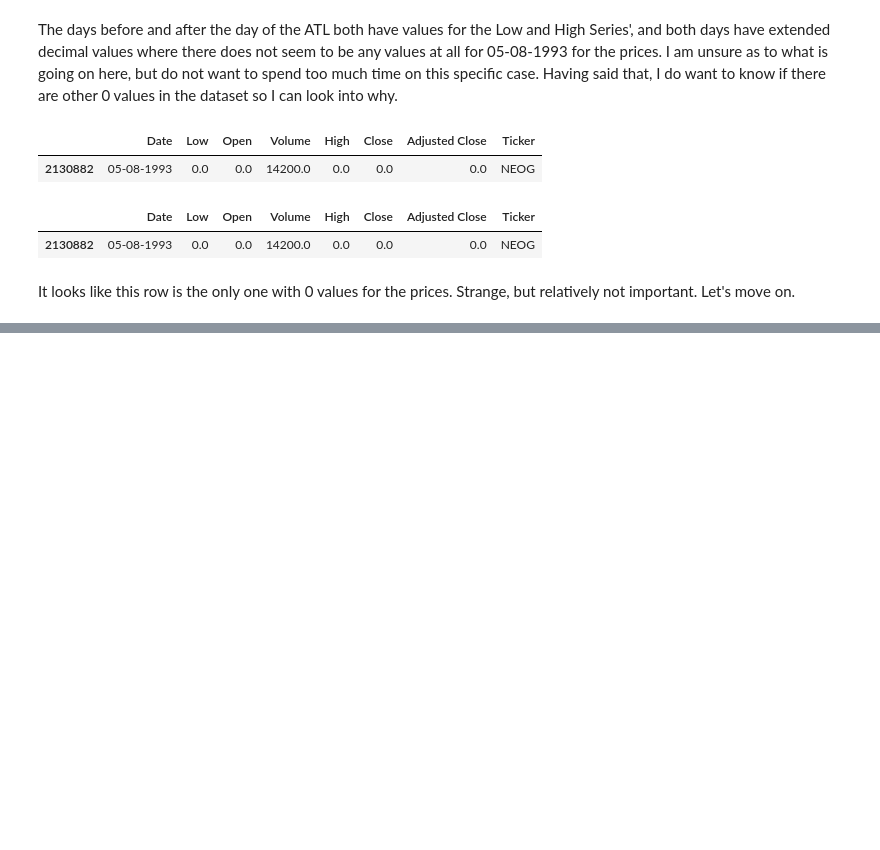
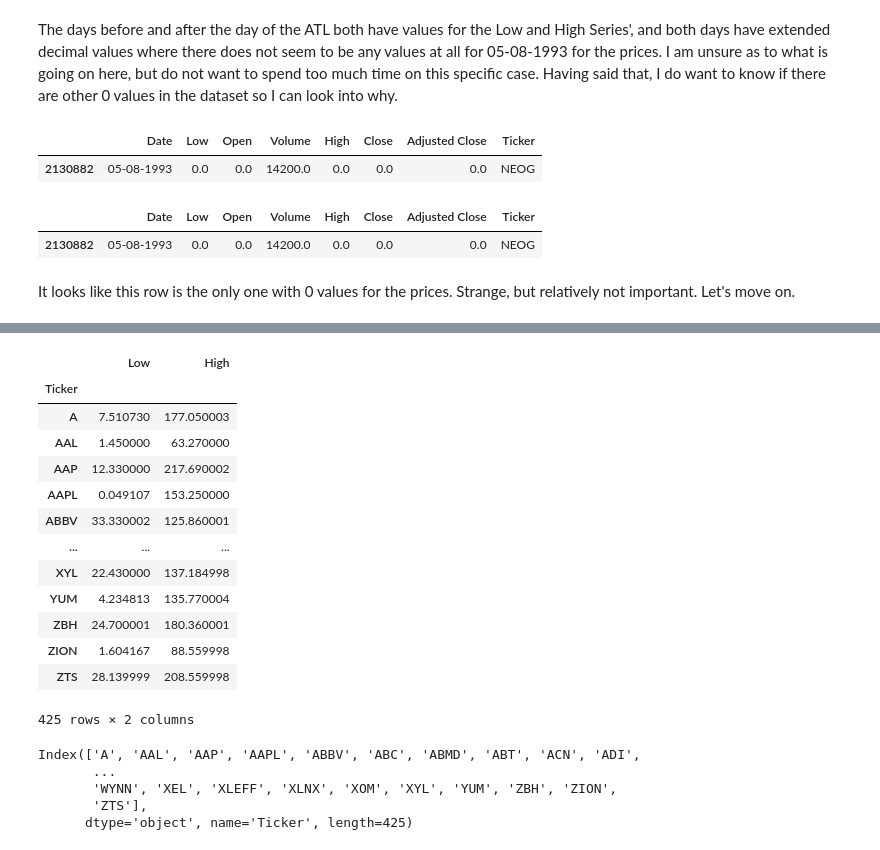
Before and after one commit to moferg/stock-market-analysis, a Jupyter notebook: stocks.ipynb, the cells around one changed output, grey strips where cells are left out. Drawn from its saved outputs; the diff is of its cells as text; code cells hidden in the pictures; blank space fills up the shorter version.

```diff
--- a/stocks.ipynb
+++ b/stocks.ipynb
@@ -235,0 +287,27 @@ It looks like this row is the only one with 0 values for the prices. Strange, bu
+# %%
+peak_valley_df = peak_valley_df.transpose()
+
+peak_valley_df
+# %% [output]
+|  | Low | High |
+| Ticker |  |  |
+| A | 7.510730 | 177.050003 |
+| AAL | 1.450000 | 63.270000 |
+| AAP | 12.330000 | 217.690002 |
+| AAPL | 0.049107 | 153.250000 |
+| ABBV | 33.330002 | 125.860001 |
+| ... | ... | ... |
+| XYL | 22.430000 | 137.184998 |
+| YUM | 4.234813 | 135.770004 |
+| ZBH | 24.700001 | 180.360001 |
+| ZION | 1.604167 | 88.559998 |
+| ZTS | 28.139999 | 208.559998 |
+425 rows × 2 columns
+# %%
+peak_valley_df.index
+# %% [output]
+Index(['A', 'AAL', 'AAP', 'AAPL', 'ABBV', 'ABC', 'ABMD', 'ABT', 'ACN', 'ADI',
+       ...
+       'WYNN', 'XEL', 'XLEFF', 'XLNX', 'XOM', 'XYL', 'YUM', 'ZBH', 'ZION',
+       'ZTS'],
+      dtype='object', name='Ticker', length=425)
```
Also changed, not shown: parts of 19 cells of this notebook.
